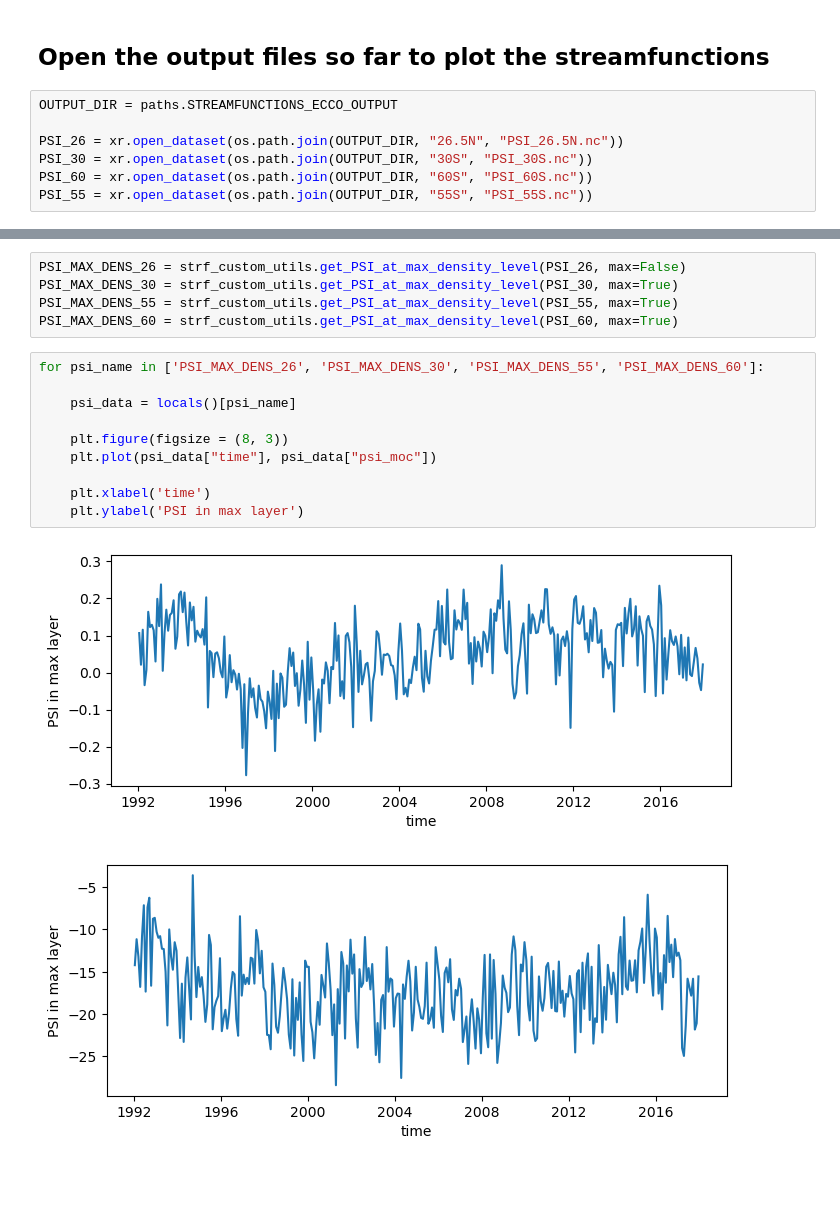
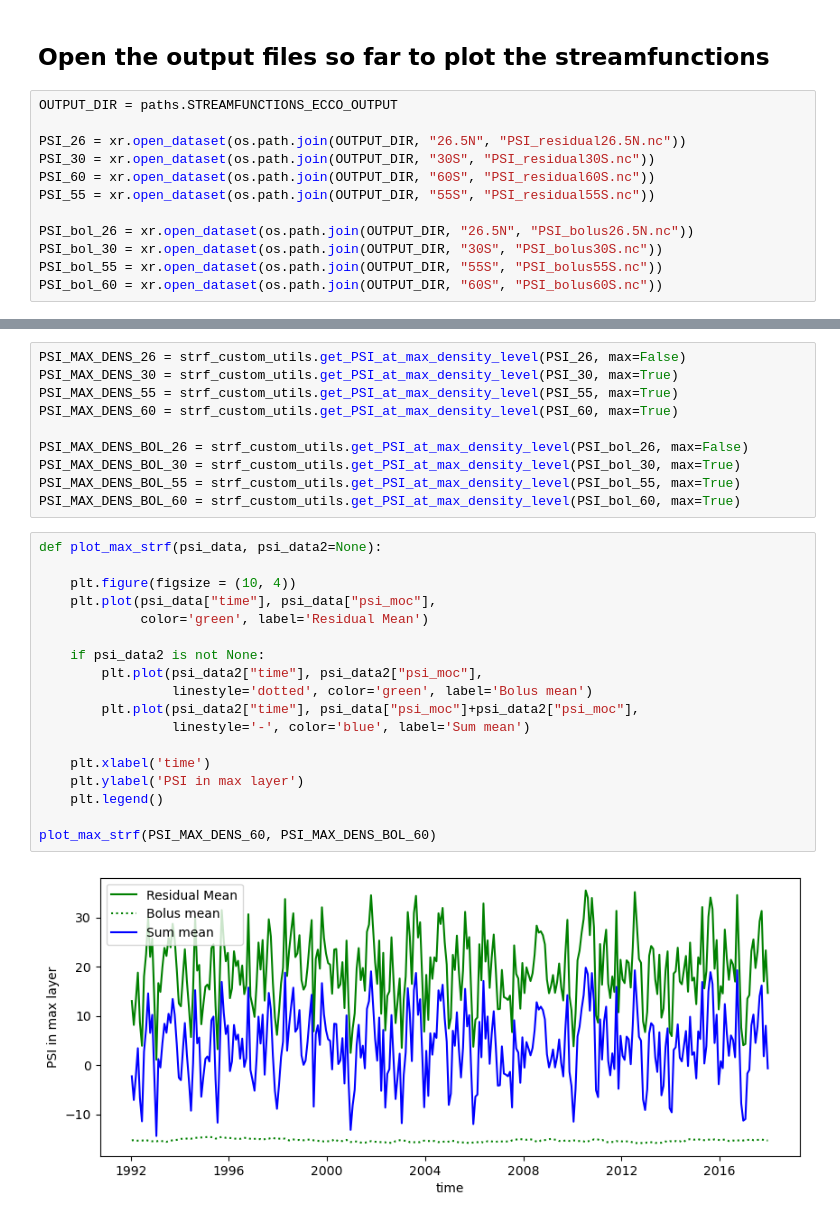
Before and after one commit to ai4er-cdt/OTP, a Jupyter notebook: streamfunction_ecco/streamfunction_implementation.ipynb, the cells around one changed output, grey strips where cells are left out. Saved outputs shown, nothing was run; the diff lists cells and outputs as text; blank space fills up the shorter version.

Commit message:
Streamfunction for bolus: - download bolus flux in native grid - streamfunction adapted to calculated 'residual' or 'bolus'

```diff
--- a/streamfunction_ecco/streamfunction_implementation.ipynb
+++ b/streamfunction_ecco/streamfunction_implementation.ipynb
@@ -399,7 +333,12 @@ streamfunction.plot_depth_stf_vs_time(PSI,'Total', 'psi_moc')
 # %%
 OUTPUT_DIR = paths.STREAMFUNCTIONS_ECCO_OUTPUT
 
-PSI_26 = xr.open_dataset(os.path.join(OUTPUT_DIR, "26.5N", "PSI_26.5N.nc"))
-PSI_30 = xr.open_dataset(os.path.join(OUTPUT_DIR, "30S", "PSI_30S.nc"))
-PSI_60 = xr.open_dataset(os.path.join(OUTPUT_DIR, "60S", "PSI_60S.nc"))
-PSI_55 = xr.open_dataset(os.path.join(OUTPUT_DIR, "55S", "PSI_55S.nc"))
+PSI_26 = xr.open_dataset(os.path.join(OUTPUT_DIR, "26.5N", "PSI_residual26.5N.nc"))
+PSI_30 = xr.open_dataset(os.path.join(OUTPUT_DIR, "30S", "PSI_residual30S.nc"))
+PSI_60 = xr.open_dataset(os.path.join(OUTPUT_DIR, "60S", "PSI_residual60S.nc"))
+PSI_55 = xr.open_dataset(os.path.join(OUTPUT_DIR, "55S", "PSI_residual55S.nc"))
+
+PSI_bol_26 = xr.open_dataset(os.path.join(OUTPUT_DIR, "26.5N", "PSI_bolus26.5N.nc"))
+PSI_bol_30 = xr.open_dataset(os.path.join(OUTPUT_DIR, "30S", "PSI_bolus30S.nc"))
+PSI_bol_55 = xr.open_dataset(os.path.join(OUTPUT_DIR, "55S", "PSI_bolus55S.nc"))
+PSI_bol_60 = xr.open_dataset(os.path.join(OUTPUT_DIR, "60S", "PSI_bolus60S.nc"))
@@ -456,16 +374,28 @@ PSI_MAX_DENS_26 = strf_custom_utils.get_PSI_at_max_density_level(PSI_26, max=Fal
 PSI_MAX_DENS_30 = strf_custom_utils.get_PSI_at_max_density_level(PSI_30, max=True)
 PSI_MAX_DENS_55 = strf_custom_utils.get_PSI_at_max_density_level(PSI_55, max=True)
 PSI_MAX_DENS_60 = strf_custom_utils.get_PSI_at_max_density_level(PSI_60, max=True)
+
+PSI_MAX_DENS_BOL_26 = strf_custom_utils.get_PSI_at_max_density_level(PSI_bol_26, max=False)
+PSI_MAX_DENS_BOL_30 = strf_custom_utils.get_PSI_at_max_density_level(PSI_bol_30, max=True)
+PSI_MAX_DENS_BOL_55 = strf_custom_utils.get_PSI_at_max_density_level(PSI_bol_55, max=True)
+PSI_MAX_DENS_BOL_60 = strf_custom_utils.get_PSI_at_max_density_level(PSI_bol_60, max=True)
 # %%
-for psi_name in ['PSI_MAX_DENS_26', 'PSI_MAX_DENS_30', 'PSI_MAX_DENS_55', 'PSI_MAX_DENS_60']:
+def plot_max_strf(psi_data, psi_data2=None):
 
-    psi_data = locals()[psi_name]
+    plt.figure(figsize = (10, 4))
+    plt.plot(psi_data["time"], psi_data["psi_moc"],
+             color='green', label='Residual Mean')
 
-    plt.figure(figsize = (8, 3))
-    plt.plot(psi_data["time"], psi_data["psi_moc"])
+    if psi_data2 is not None:
+        plt.plot(psi_data2["time"], psi_data2["psi_moc"],
+                 linestyle='dotted', color='green', label='Bolus mean')
+        plt.plot(psi_data2["time"], psi_data["psi_moc"]+psi_data2["psi_moc"],
+                 linestyle='-', color='blue', label='Sum mean')
 
     plt.xlabel('time')
     plt.ylabel('PSI in max layer')
+    plt.legend()
+
+plot_max_strf(PSI_MAX_DENS_60, PSI_MAX_DENS_BOL_60)
 # %% [output]
-[figure, old version]
+[figure, new version]
-[figure, removed]
```
Also changed, not shown: parts of 14 cells of this notebook, 4 other files.
